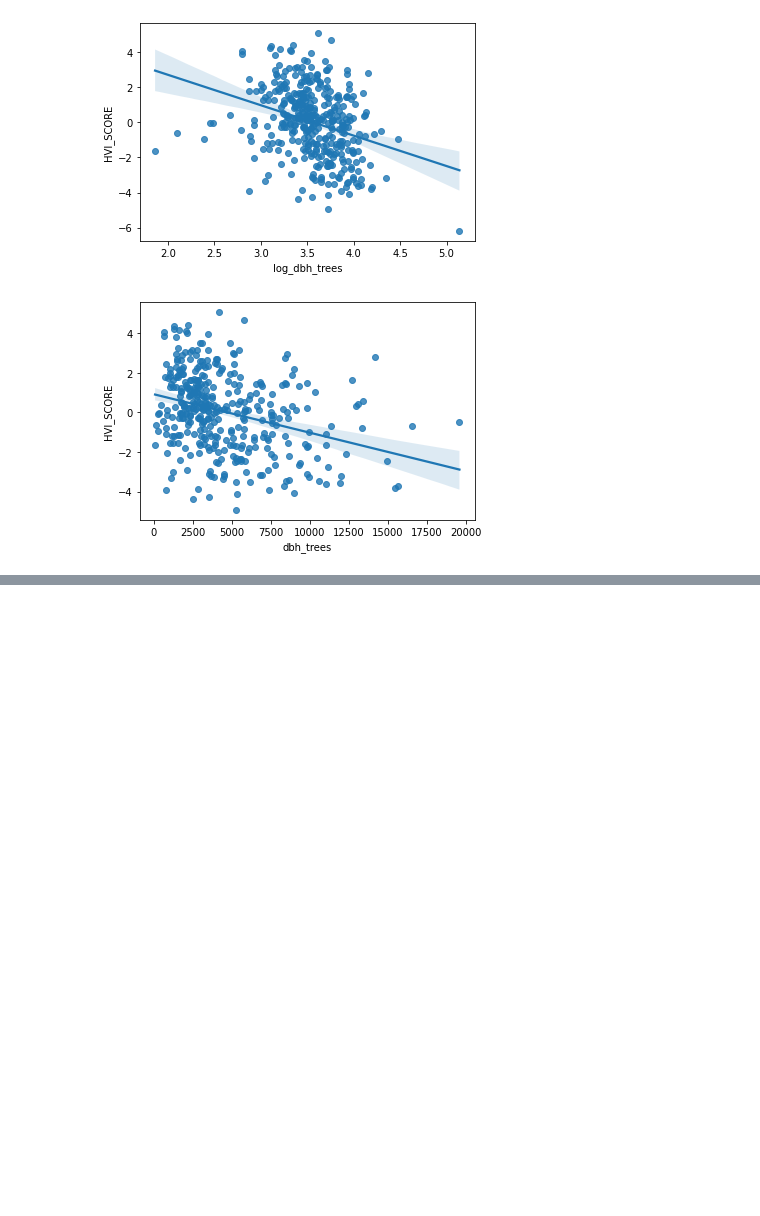
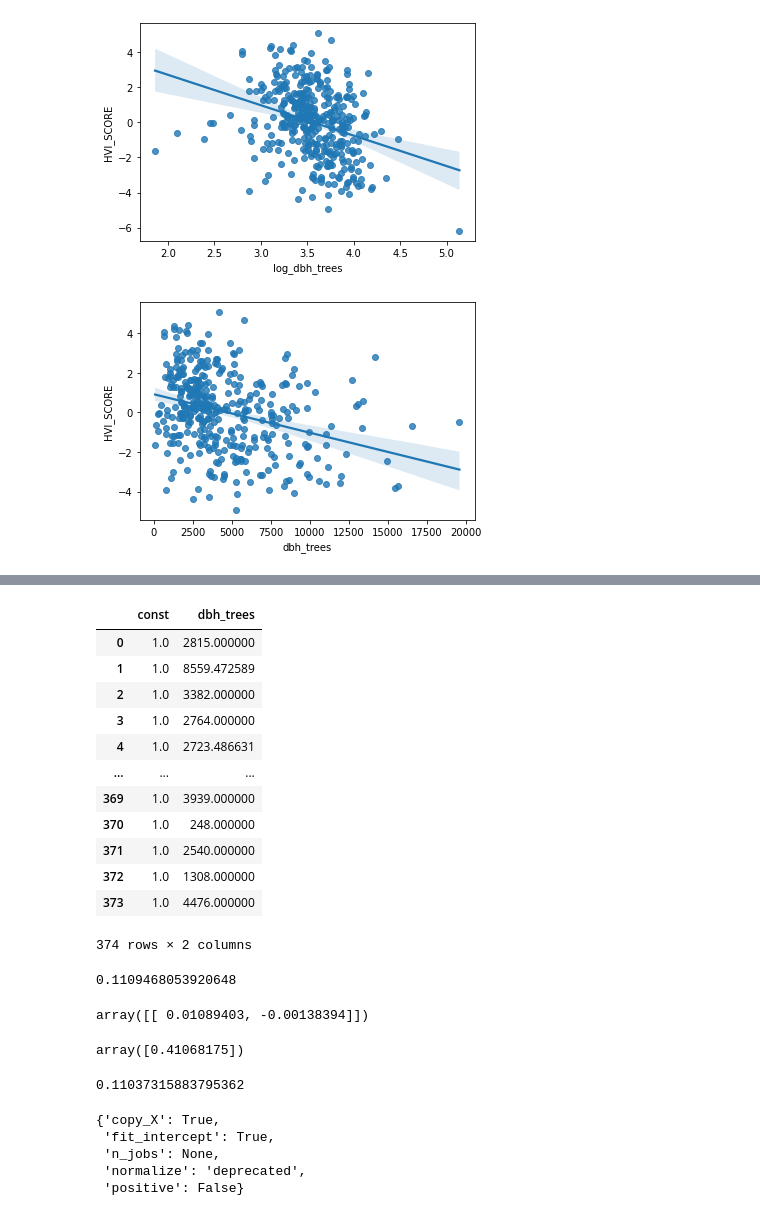
Before and after one commit to ReidelVichot/PUS2022_AirQualPHL, a Jupyter notebook: Models12_2_22.ipynb, the cells around one changed output, grey strips where cells are left out. Saved outputs shown, nothing was run; the diff lists cells and outputs as text; code cells hidden in the pictures; blank space fills up the shorter version.

```diff
--- a/Models12_2_22.ipynb
+++ b/Models12_2_22.ipynb
@@ -142,0 +184,54 @@ sns.regplot(new["dbh_trees"], new['HVI_SCORE']);
+# %%
+X
+# %% [output]
+|  | const | dbh_trees |
+| 0 | 1.0 | 2815.000000 |
+| 1 | 1.0 | 8559.472589 |
+| 2 | 1.0 | 3382.000000 |
+| 3 | 1.0 | 2764.000000 |
+| 4 | 1.0 | 2723.486631 |
+| ... | ... | ... |
+| 369 | 1.0 | 3939.000000 |
+| 370 | 1.0 | 248.000000 |
+| 371 | 1.0 | 2540.000000 |
+| 372 | 1.0 | 1308.000000 |
+| 373 | 1.0 | 4476.000000 |
+374 rows × 2 columns
+# %%
+import numpy as np
+from sklearn.linear_model import LinearRegression
+
+X = heat[['ave_dbh', 'num_trees']].values
+y = heat[["HVI_SCORE"]].values
+
+reg = LinearRegression().fit(X,y)
+reg.score(X,y)
+# %% [output]
+0.1109468053920648
+# %%
+reg.coef_
+# %% [output]
+array([[ 0.01089403, -0.00138394]])
+# %%
+reg.intercept_
+# %% [output]
+array([0.41068175])
+# %%
+import numpy as np
+from sklearn.linear_model import LinearRegression
+
+X = heat[['num_trees']].values
+y = heat[["HVI_SCORE"]].values
+
+reg = LinearRegression().fit(X,y)
+reg.score(X,y)
+# %% [output]
+0.11037315883795362
+# %%
+reg.get_params()
+# %% [output]
+{'copy_X': True,
+ 'fit_intercept': True,
+ 'n_jobs': None,
+ 'normalize': 'deprecated',
+ 'positive': False}
```
Also changed, not shown: parts of 8 cells of this notebook.
